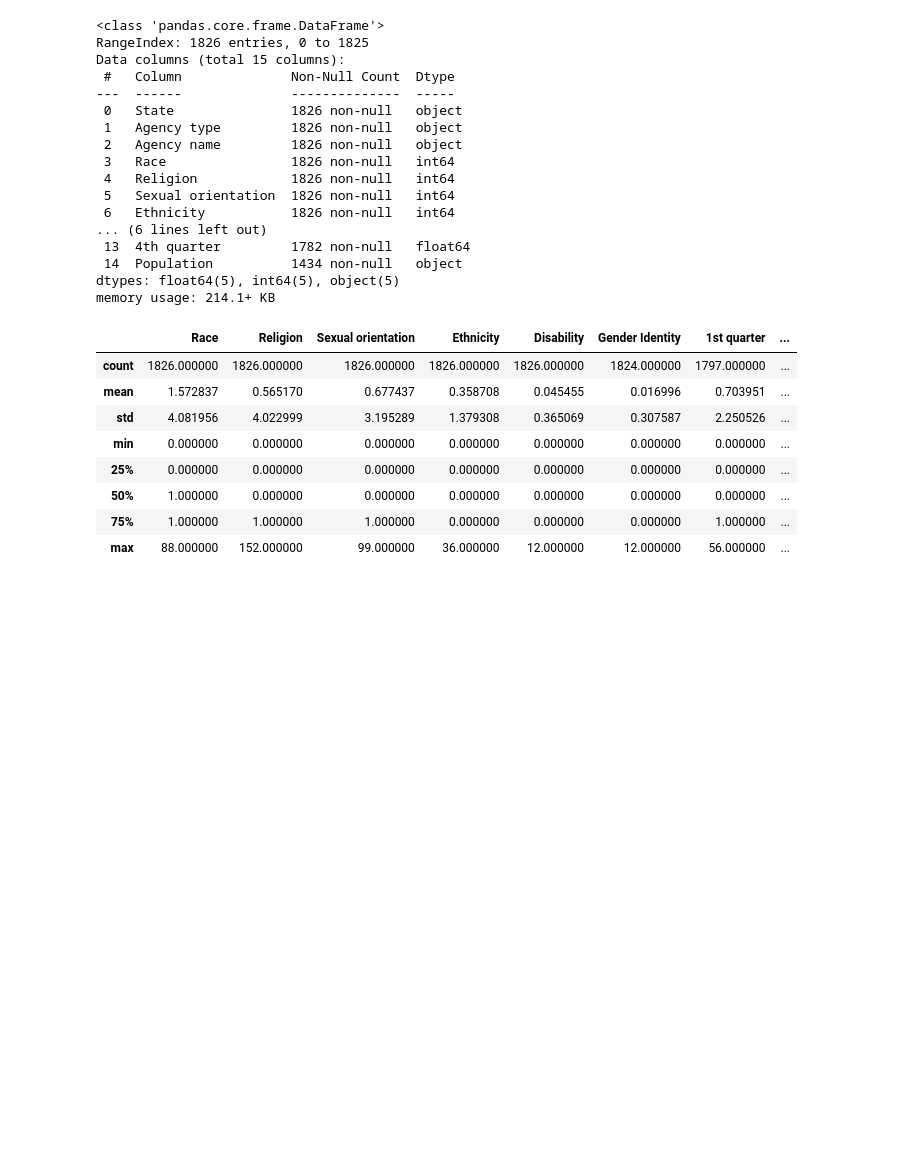
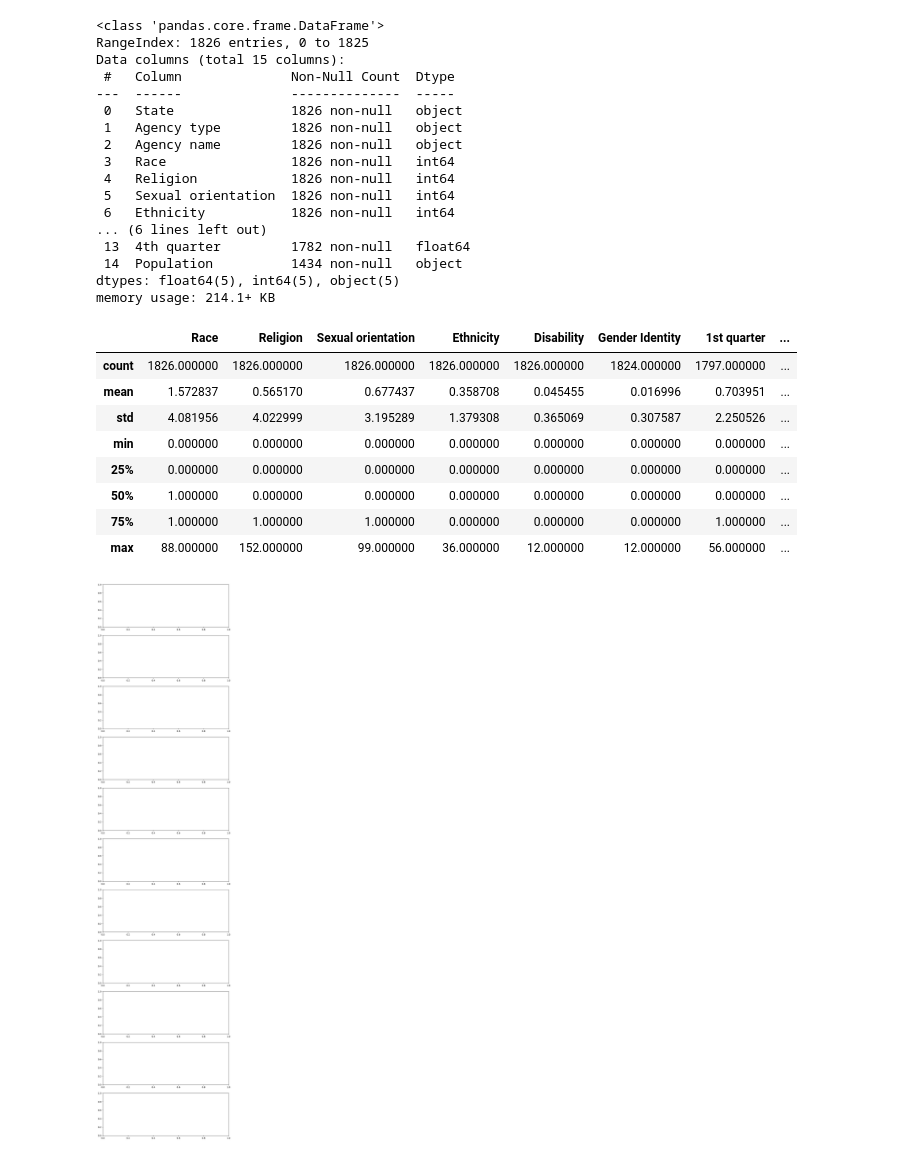
Before and after one commit to datasheng/Csc460-KimiwaSadat-HW, a Jupyter notebook: HW4/EDA.ipynb, the cells around one changed output. Saved outputs shown, nothing was run; the diff lists cells and outputs as text; code cells hidden in the pictures; blank space fills up the shorter version.

```diff
--- a/HW4/EDA.ipynb
+++ b/HW4/EDA.ipynb
@@ -49,12 +49,23 @@ df.describe()
 # %%
 # set default matplotlib style and a nice seaborn color palette
 plt.style.use('default')
 sns.set_palette("husl")
 
 # grab only numeric columns (ignore categorical stuff)
 numeric_columns = df.select_dtypes(include=[np.number]).columns.tolist()
 
-# handle 'Population' column separately if it exists (convert it to numbers)
+# handle Population column if it exists — make sure it's numeric
 if 'Population' in df.columns:
-    df['Population'] = df['Population'].str.replace(',', '').astype(float)
-    numeric_columns.append('Population')
+    # convert to string first just in case, then remove commas and cast to float
+    df['Population'] = df['Population'].astype(str).str.replace(',', '').astype(float)
+
+    # add it to numeric columns if it isn't already there
+    if 'Population' not in numeric_columns:
+        numeric_columns.append('Population')
+
+# make one histogram per numeric column
+fig, axes = plt.subplots(len(numeric_columns), 1, figsize=(10, 4 * len(numeric_columns)))
+if len(numeric_columns) == 1:
+    axes = [axes]  # keep things consistent when there’s only one plot
+# %% [output]
+[figure, added]
```
